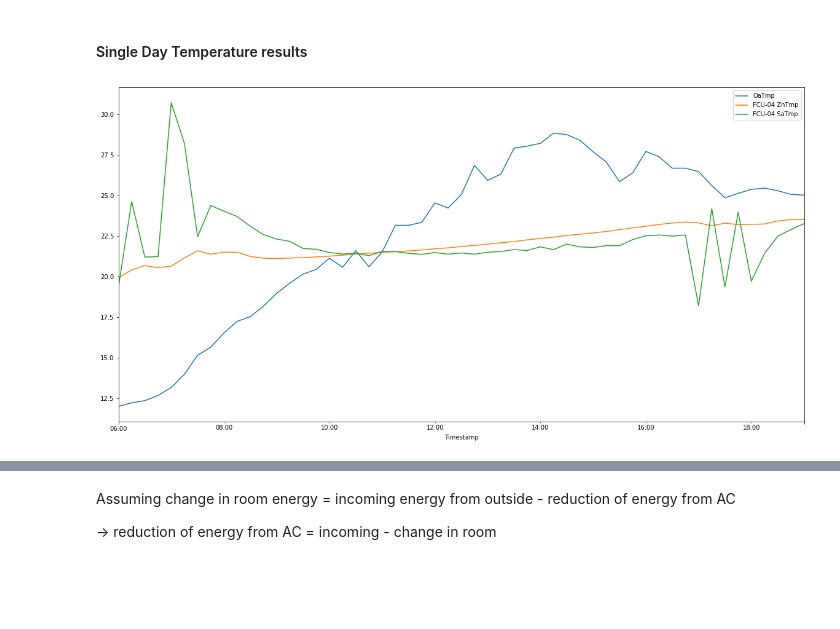
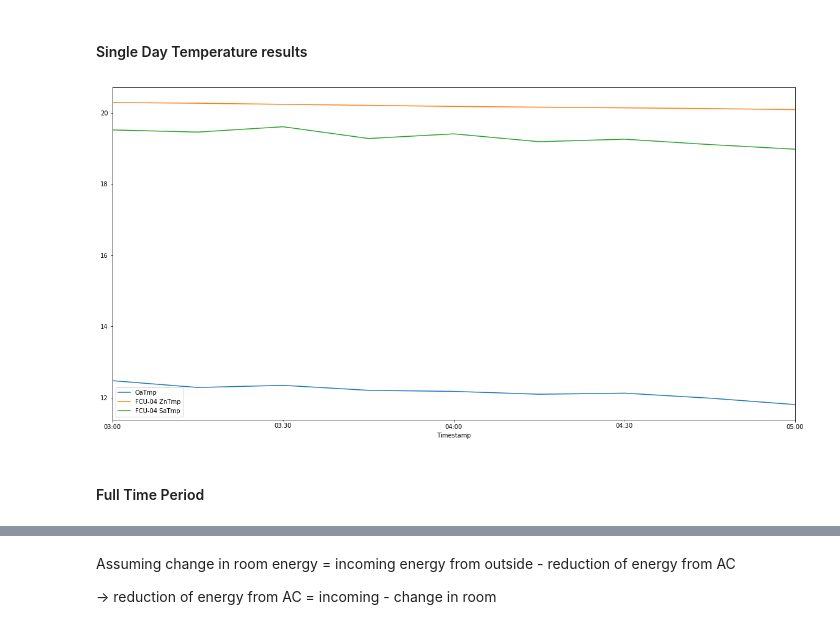
Before and after one commit to Pencilvesterr/TRC4200_LTB, a Jupyter notebook: master_notebook.ipynb, the cells around one changed output, grey strips where cells are left out. Drawn from its saved outputs; the diff is of its cells as text; code cells hidden in the pictures; blank space fills up the shorter version.

```diff
--- a/master_notebook.ipynb
+++ b/master_notebook.ipynb
@@ -24,23 +30,25 @@ df_energy_external = energy_to_building(df_ltb_temps, df_room_info, time_frame=[
 # %%
 START_DATE = '2020-02-06 01:10:0'
 END_DATE = '2020-02-06 23:59:59'
 df_ltb_temps_day = create_temp_df(df_fcu_sth_raw, df_fcu_nth_raw, df_ahu_raw, START_DATE, END_DATE)
 
-time_frame = ["06:00", "19:00"]
+time_frame = ["03:00", "5:00"]
 zn_tmp = 'FCU-04 ZnTmp'
 sa_tmp = 'FCU-04 SaTmp'
 df_ltb_temps_day = df_ltb_temps_day.between_time(time_frame[0], time_frame[1])
 delta_temp = df_ltb_temps_day['OaTmp'] - df_ltb_temps_day[zn_tmp]
 
 # Get current axis
 fig= plt.figure(figsize=(20,10))
 ax = plt.gca()
 
 df_ltb_temps_day['OaTmp'].plot(kind='line', ax=ax, legend=True)
 df_ltb_temps_day[zn_tmp].plot(kind='line', ax=ax, legend=True)
 df_ltb_temps_day[sa_tmp].plot(kind='line', ax=ax, legend=True)
 #delta_temp.plot(kind='line', ax=ax, legend=True)
 
 plt.show()
 # %% [output]
-[figure, old version]
+[figure, new version]
+# %% [markdown]
+#### Full Time Period
```
Also changed, not shown: parts of 12 cells of this notebook.
